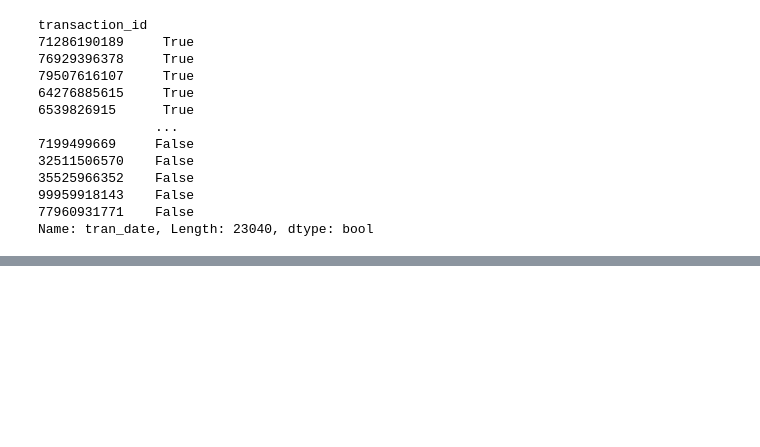
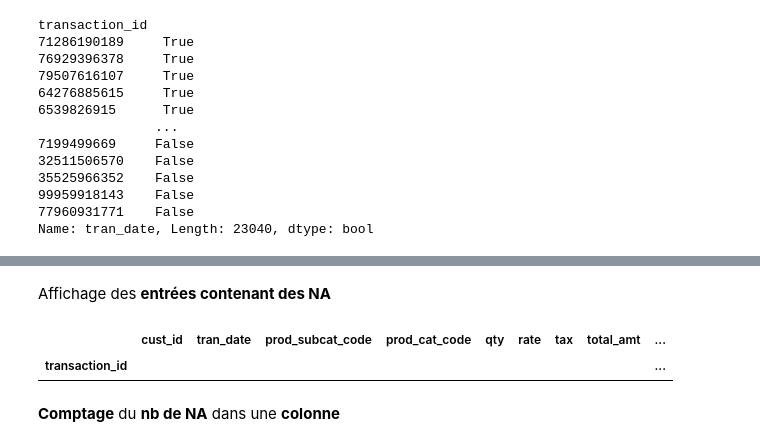
Before and after one commit to federicoding/TrainingGeneral, a Jupyter notebook: Debut.ipynb, the cells around one changed output, grey strips where cells are left out. Drawn from its saved outputs; the diff is of its cells as text; code cells hidden in the pictures; blank space fills up the shorter version.

```diff
--- a/Debut.ipynb
+++ b/Debut.ipynb
@@ -334,0 +428,9 @@ On passe à la détection des valeurs manquantes...
+# %% [markdown]
+Affichage des **entrées contenant des NA**
+# %%
+transactions[transactions.isna().any(axis=1)]
+# %% [output]
+|  | cust_id | tran_date | prod_subcat_code | prod_cat_code | qty | rate | tax | total_amt | ... |
+| transaction_id |  |  |  |  |  |  |  |  | ... |
+# %% [markdown]
+**Comptage** du **nb de NA** dans une **colonne**
```
Also changed, not shown: parts of 33 cells of this notebook.
